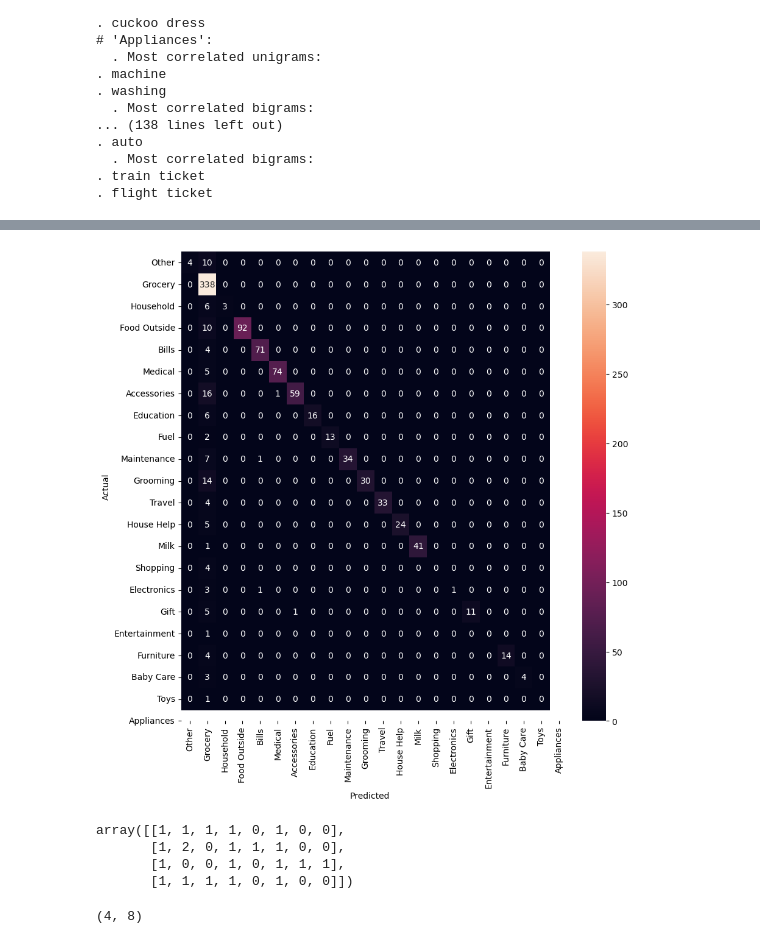
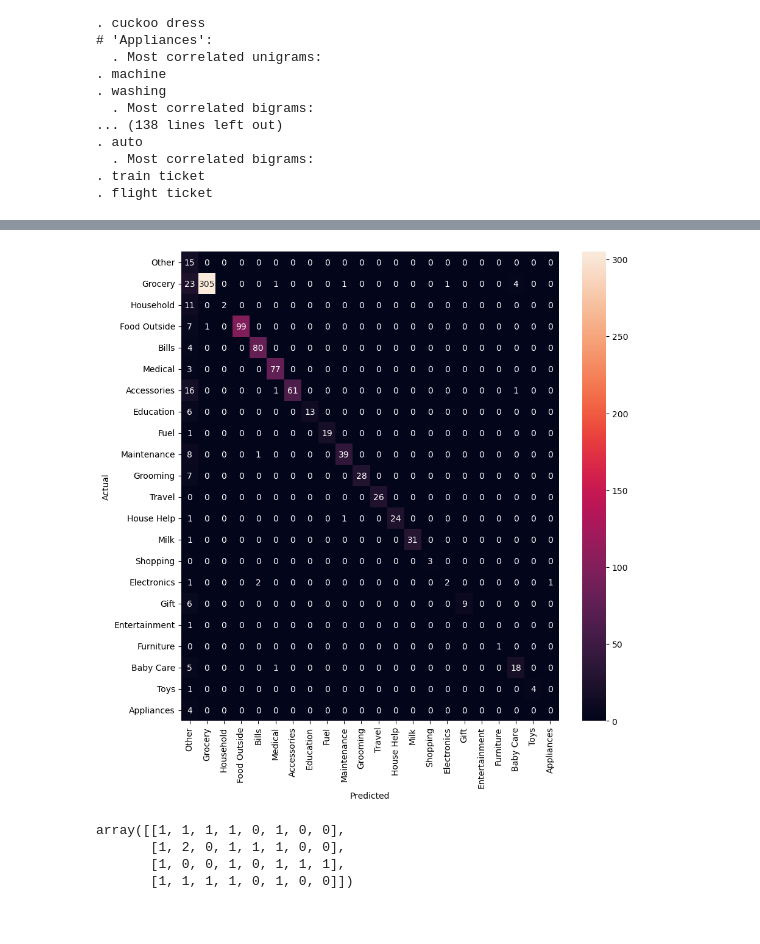
Before and after one commit to alokkusingh/expense-catecorization, a Jupyter notebook: ExpenseCategorization.ipynb, the cells around one changed output, grey strips where cells are left out. Cells and saved outputs as stored; diff of their text form; code cells hidden in the pictures.

Commit message:
Retrained model

```diff
--- a/ExpenseCategorization.ipynb
+++ b/ExpenseCategorization.ipynb
@@ -24,6 +24,9 @@ additional_train_datas = [
     [(datetime.now().strftime("%Y-%m-%dT%H:%M:%S"), 'diesel', '', 0.0, 'Fuel')],
     [(datetime.now().strftime("%Y-%m-%dT%H:%M:%S"), 'Ac fitting', '', 0.0, 'Appliances')],
     [(datetime.now().strftime("%Y-%m-%dT%H:%M:%S"), '2 ACs', '', 0.0, 'Appliances')],
+    [(datetime.now().strftime("%Y-%m-%dT%H:%M:%S"), 'Air Condition', '', 0.0, 'Appliances')],
+    [(datetime.now().strftime("%Y-%m-%dT%H:%M:%S"), 'Printout', '', 0.0, 'Education')],
+    [(datetime.now().strftime("%Y-%m-%dT%H:%M:%S"), 'Coconut water', '', 0.0, 'Grocery')],
     [(datetime.now().strftime("%Y-%m-%dT%H:%M:%S"), 'paintor', '', 0.0, 'Maintenance')]
 ]
 for additional_train_data in additional_train_datas:
@@ -195,19 +199,20 @@ RandomForestClassifier    0.376510
 Name: accuracy, dtype: float64
 # %%
-model = LogisticRegression()
+model = LogisticRegression(fit_intercept=False)
+#model = LinearSVC()
 X_train, X_test, y_train, y_test, indices_train, indices_test = train_test_split(features, labels, expense_data.index, test_size=0.25, random_state=0)
 model.fit(X_train, y_train)
 y_pred = model.predict(X_test)
 from sklearn.metrics import confusion_matrix
 conf_mat = confusion_matrix(y_test, y_pred)
 fig, ax = plt.subplots(figsize=(10,10))
 sns.heatmap(conf_mat, annot=True, fmt='d',
             xticklabels=category_id_expense.Category.values, yticklabels=category_id_expense.Category.values)
 plt.ylabel('Actual')
 plt.xlabel('Predicted')
 plt.show()
 # %% [output]
-[figure, old version]
+[figure, new version]
 # %%
 #pd.options.display.float_format = '{:,.2f}'.format
 #test_data = pd.read_csv("~/Downloads/Expense Sheet - Categorized.csv").drop(columns=['Timestamp', 'Amount', 'Month', 'Year', 'Category', 'Comment']);
@@ -243,8 +248,3 @@ array([[1, 1, 1, 1, 0, 1, 0, 0],
        [1, 2, 0, 1, 1, 1, 0, 0],
        [1, 0, 0, 1, 0, 1, 1, 1],
        [1, 1, 1, 1, 0, 1, 0, 0]])
-# %%
-pipe['tfid'].idf_
-pipe.transform(corpus).shape
-# %% [output]
-(4, 8)
```
Also changed, not shown: parts of 8 cells of this notebook, 2 other files.
